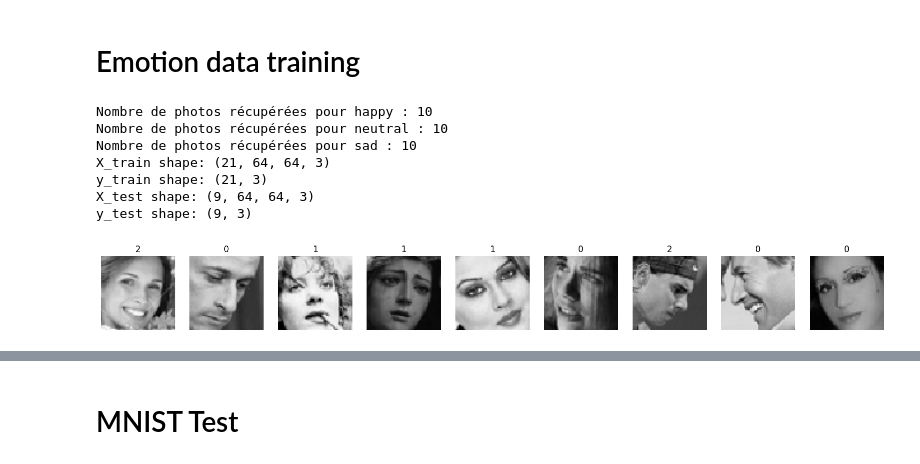
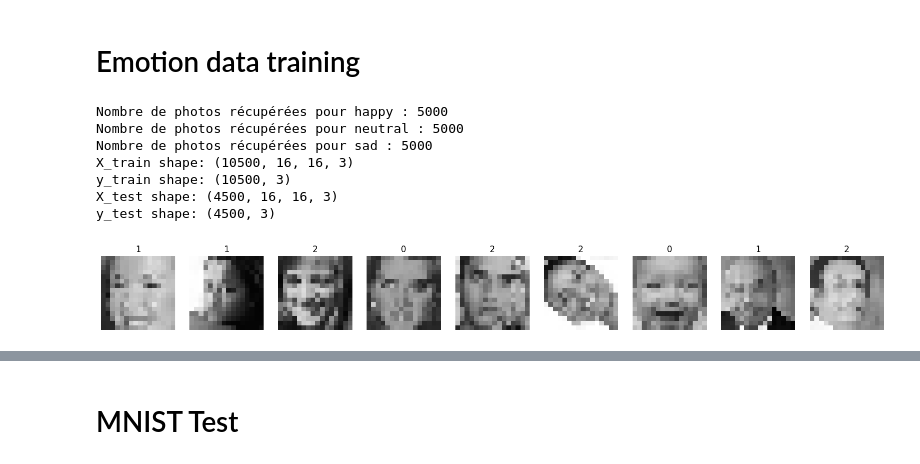
Before and after one commit to Artorius104/GranolaGPT, a Jupyter notebook: notebook/ConvNET.ipynb, the cells around one changed output, grey strips where cells are left out. Drawn from its saved outputs; the diff is of its cells as text; code cells hidden in the pictures.

```diff
--- a/notebook/ConvNET.ipynb
+++ b/notebook/ConvNET.ipynb
@@ -148,39 +177,39 @@ def show_images(images, labels=None, num_images=10):
     for i in range(num_images):
         plt.subplot(1, num_images, i + 1)
         plt.imshow(images[i].astype('uint8'))
         plt.axis('off')
 
         if labels is not None:
             label = np.argmax(labels[i])
             # emotion = ""
             # if label == 0:
             #     emotion = "Sad"
             # if label == 1:
             #     emotion = "Neutral"
             # else:
             #     emotion = "Happy"
             plt.title(label)
 
     plt.show()
 
 path = '../dataset'
-image_size = 64
+image_size = 16
 nombre_d_images_par_classe = 5000
 
 X_train, y_train, X_test, y_test = load_emotions_data(path, image_size, nombre_d_images_par_classe)
 
 print(f"X_train shape: {X_train.shape}")
 print(f"y_train shape: {y_train.shape}")
 print(f"X_test shape: {X_test.shape}")
 print(f"y_test shape: {y_test.shape}")
 
 show_images(X_test, y_train, 9)
 # %% [output]
-Nombre de photos récupérées pour happy : 10
-Nombre de photos récupérées pour neutral : 10
-Nombre de photos récupérées pour sad : 10
-X_train shape: (21, 64, 64, 3)
-y_train shape: (21, 3)
-X_test shape: (9, 64, 64, 3)
-y_test shape: (9, 3)
+Nombre de photos récupérées pour happy : 5000
+Nombre de photos récupérées pour neutral : 5000
+Nombre de photos récupérées pour sad : 5000
+X_train shape: (10500, 16, 16, 3)
+y_train shape: (10500, 3)
+X_test shape: (4500, 16, 16, 3)
+y_test shape: (4500, 3)
-[figure, old version]
+[figure, new version]
```
Also changed, not shown: parts of 18 cells of this notebook, 9 other files.
